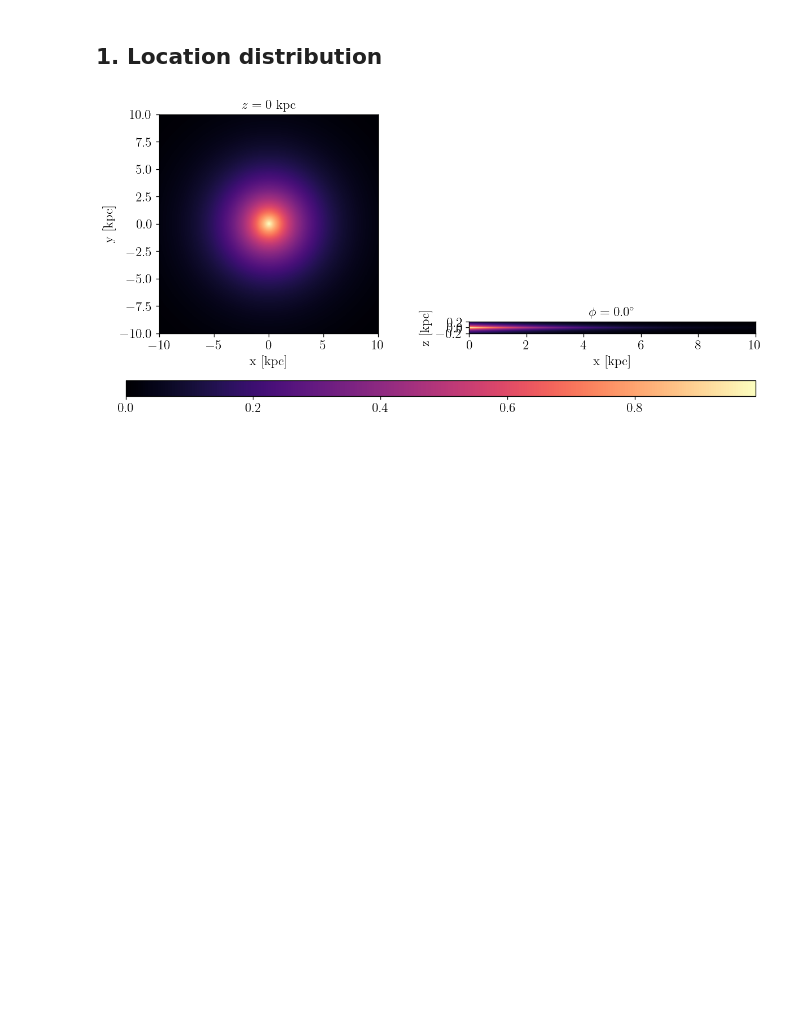
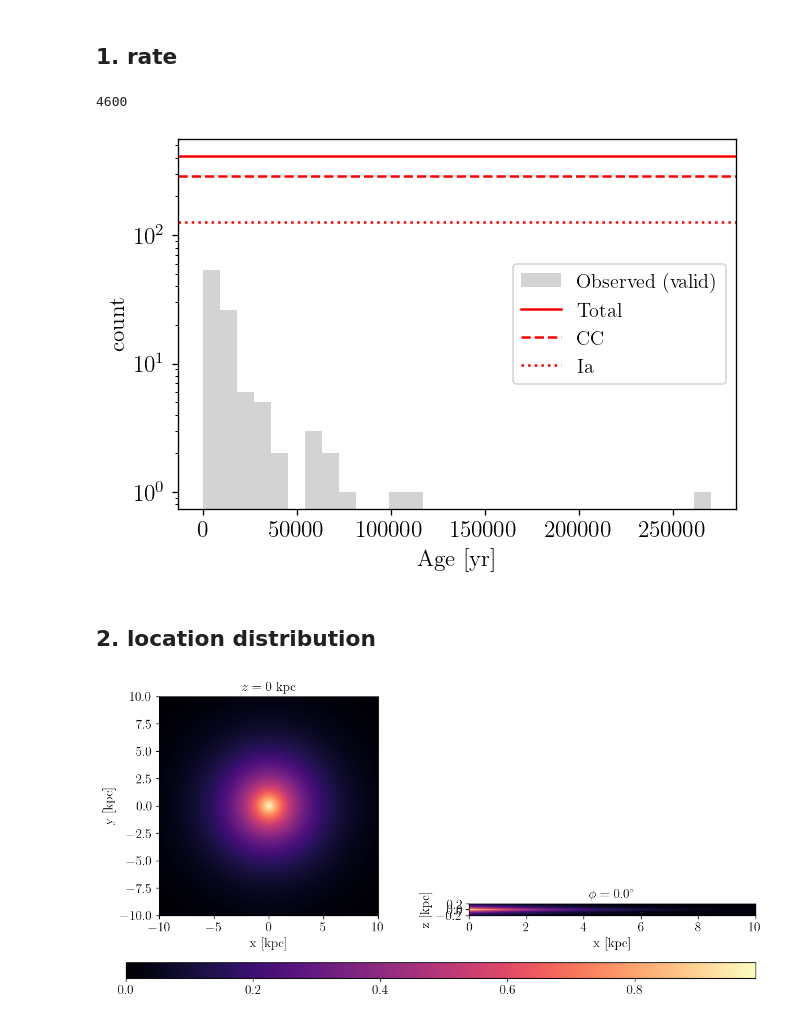
Before and after one commit to yitiansun/axion-mirror, a Jupyter notebook: notebooks/snr_graveyard.ipynb, the cells around one changed output. Cells and saved outputs as stored; diff of their text form; code cells hidden in the pictures; blank space fills up the shorter version.

```diff
--- a/notebooks/snr_graveyard.ipynb
+++ b/notebooks/snr_graveyard.ipynb
@@ -34,3 +28,44 @@ snrlist = pickle.load(open("../data/SNR/snrlist_none.p", 'rb'))
+# %% [markdown]
+## 1. rate
+# %%
+def snr_forming_rate_CC():
+    """CC SNR formation rate [1/yr].
+    Following 1306.0559 Adams Kochanek Beacom Vagins Stanek.
+    3.2+7.3-2.6 / 100 yr
+    """
+    return 3.2 / 100
+
+def snr_forming_rate_Ia():
+    """Ia SNR formation rate [1/yr].
+    Following 1306.0559 Adams Kochanek Beacom Vagins Stanek.
+    1.4+1.4-0.8 / 100 yr
+    """
+    return 1.4 / 100
+
+def snr_forming_rate_tot():
+    """Total SNR formation rate [1/yr].
+    Following 1306.0559 Adams Kochanek Beacom Vagins Stanek.
+    4.6+7.4-2.7 / 100 yr
+    """
+    return 4.6 / 100
+    #return np.random.uniform(4.6+7.4, 4.6-2.7)
+# %%
+t_cutoff = 100000 # [yr] | end of adiabatic
+n_snr_expected_tot = int(t_cutoff * snr_forming_rate_tot()) # [1]
+print(n_snr_expected_tot)
+# %% [output]
+4600
+# %%
+fig, ax = plt.subplots()
+_, bins, _ = ax.hist([snr.t_now for snr in snrlist], bins=30, color='lightgray', label='Observed (valid)')
+ax.axhline(y=snr_forming_rate_tot() * np.diff(bins)[0], color='r', label='Total')
+ax.axhline(y=snr_forming_rate_CC() * np.diff(bins)[0], ls='--', color='r', label='CC')
+ax.axhline(y=snr_forming_rate_Ia() * np.diff(bins)[0], ls=':', color='r', label='Ia')
+ax.set(yscale='log')
+ax.set(xlabel='Age [yr]', ylabel='count')
+ax.legend();
+# %% [output]
+[figure, added]
 # %% [markdown]
-## 1. Location distribution
+## 2. location distribution
 # %%
```
Also changed, not shown: parts of 47 cells of this notebook, 4 other files.
